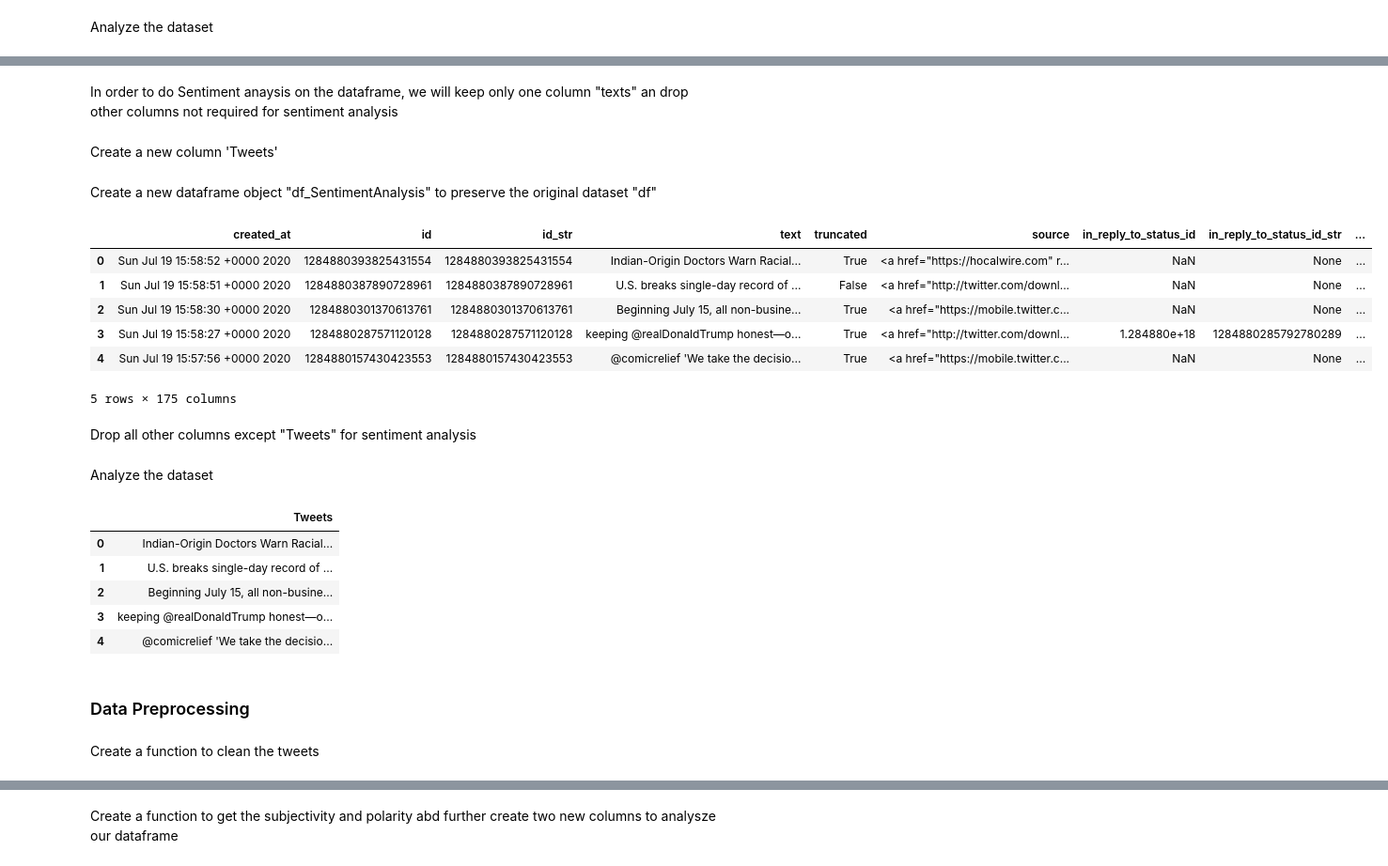
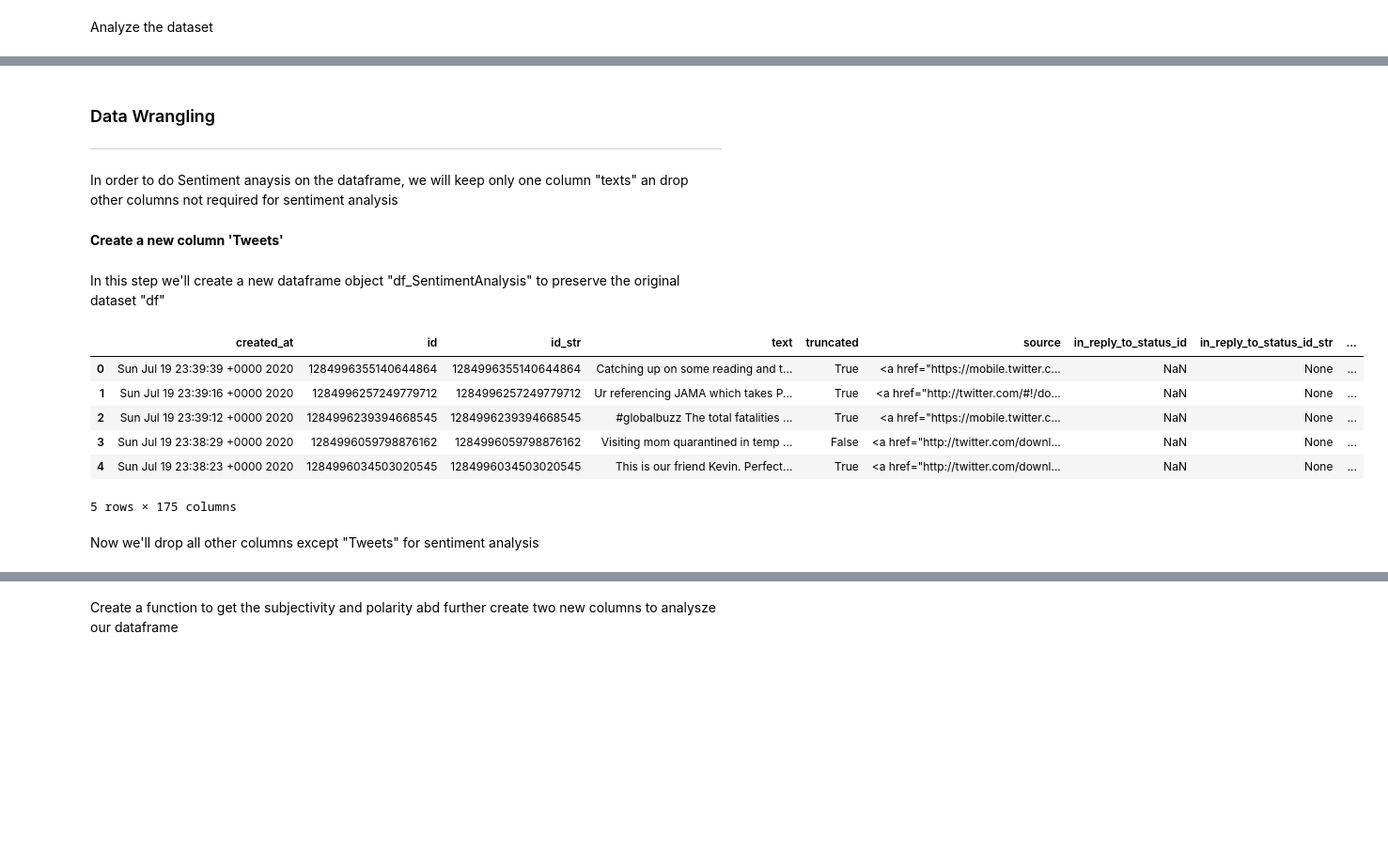
Before and after one commit to PriyaShaji/Data620-1, a Jupyter notebook: Final Project/Test Versions/Final_Project.ipynb, the cells around one changed output, grey strips where cells are left out. Shown at 94% size. Saved outputs shown, nothing was run; the diff lists cells and outputs as text; code cells hidden in the pictures; blank space fills up the shorter version.

```diff
--- a/Final Project/Test Versions/Final_Project.ipynb
+++ b/Final Project/Test Versions/Final_Project.ipynb
@@ -96,6 +109,9 @@ df.head()
 5 rows × 174 columns
+# %% [markdown]
+### Data Wrangling
+-----------------------------------
 # %% [markdown]
 In order to do Sentiment anaysis on the dataframe, we will keep only one column "texts" an drop other columns not required for sentiment analysis
 # %% [markdown]
-Create a new column 'Tweets'
+**Create a new column 'Tweets'**
 # %%
@@ -103,20 +118,19 @@ Create a new column 'Tweets'
 df['Tweets'] = df['text']
 # %% [markdown]
-Create a new dataframe object "df_SentimentAnalysis" to preserve the original dataset "df"
+In this step we'll create a new dataframe object "df_SentimentAnalysis" to preserve the original dataset "df"
 # %%
+df_1 = df
 
-df_SentimentAnalysis = df
-
-df_SentimentAnalysis.head() ## added new column "Tweets"
+df_1.head() ## added new column "Tweets"
 # %% [output]
 |  | created_at | id | id_str | text | truncated | source | in_reply_to_status_id | in_reply_to_status_id_str | ... |
-| 0 | Sun Jul 19 15:58:52 +0000 2020 | 1284880393825431554 | 1284880393825431554 | Indian-Origin Doctors Warn Racial... | True | <a href="https://hocalwire.com" r... | NaN | None | ... |
-| 1 | Sun Jul 19 15:58:51 +0000 2020 | 1284880387890728961 | 1284880387890728961 | U.S. breaks single-day record of ... | False | <a href="http://twitter.com/downl... | NaN | None | ... |
-| 2 | Sun Jul 19 15:58:30 +0000 2020 | 1284880301370613761 | 1284880301370613761 | Beginning July 15, all non-busine... | True | <a href="https://mobile.twitter.c... | NaN | None | ... |
-| 3 | Sun Jul 19 15:58:27 +0000 2020 | 1284880287571120128 | 1284880287571120128 | keeping @realDonaldTrump honest—o... | True | <a href="http://twitter.com/downl... | 1.284880e+18 | 1284880285792780289 | ... |
-| 4 | Sun Jul 19 15:57:56 +0000 2020 | 1284880157430423553 | 1284880157430423553 | @comicrelief 'We take the decisio... | True | <a href="https://mobile.twitter.c... | NaN | None | ... |
+| 0 | Sun Jul 19 23:39:39 +0000 2020 | 1284996355140644864 | 1284996355140644864 | Catching up on some reading and t... | True | <a href="https://mobile.twitter.c... | NaN | None | ... |
+| 1 | Sun Jul 19 23:39:16 +0000 2020 | 1284996257249779712 | 1284996257249779712 | Ur referencing JAMA which takes P... | True | <a href="http://twitter.com/#!/do... | NaN | None | ... |
+| 2 | Sun Jul 19 23:39:12 +0000 2020 | 1284996239394668545 | 1284996239394668545 | #globalbuzz The total fatalities ... | True | <a href="https://mobile.twitter.c... | NaN | None | ... |
+| 3 | Sun Jul 19 23:38:29 +0000 2020 | 1284996059798876162 | 1284996059798876162 | Visiting mom quarantined in temp ... | False | <a href="http://twitter.com/downl... | NaN | None | ... |
+| 4 | Sun Jul 19 23:38:23 +0000 2020 | 1284996034503020545 | 1284996034503020545 | This is our friend Kevin. Perfect... | True | <a href="http://twitter.com/downl... | NaN | None | ... |
 5 rows × 175 columns
 # %% [markdown]
-Drop all other columns except "Tweets" for sentiment analysis
+Now we'll drop all other columns except "Tweets" for sentiment analysis
 # %%
 drop_list = ["Tweets"]
@@ -124,16 +138 @@ df_SentimentAnalysis = df_SentimentAnalysis.drop(df_SentimentAnalysis.columns.di
-# %% [markdown]
-Analyze the dataset
-# %%
-df_SentimentAnalysis.head()
-# %% [output]
-|  | Tweets |
-| 0 | Indian-Origin Doctors Warn Racial... |
-| 1 | U.S. breaks single-day record of ... |
-| 2 | Beginning July 15, all non-busine... |
-| 3 | keeping @realDonaldTrump honest—o... |
-| 4 | @comicrelief 'We take the decisio... |
-# %% [markdown]
-### Data Preprocessing
-# %% [markdown]
-Create a function to clean the tweets
 # %%
```
Also changed, not shown: parts of 56 cells of this notebook, 2 other files.
